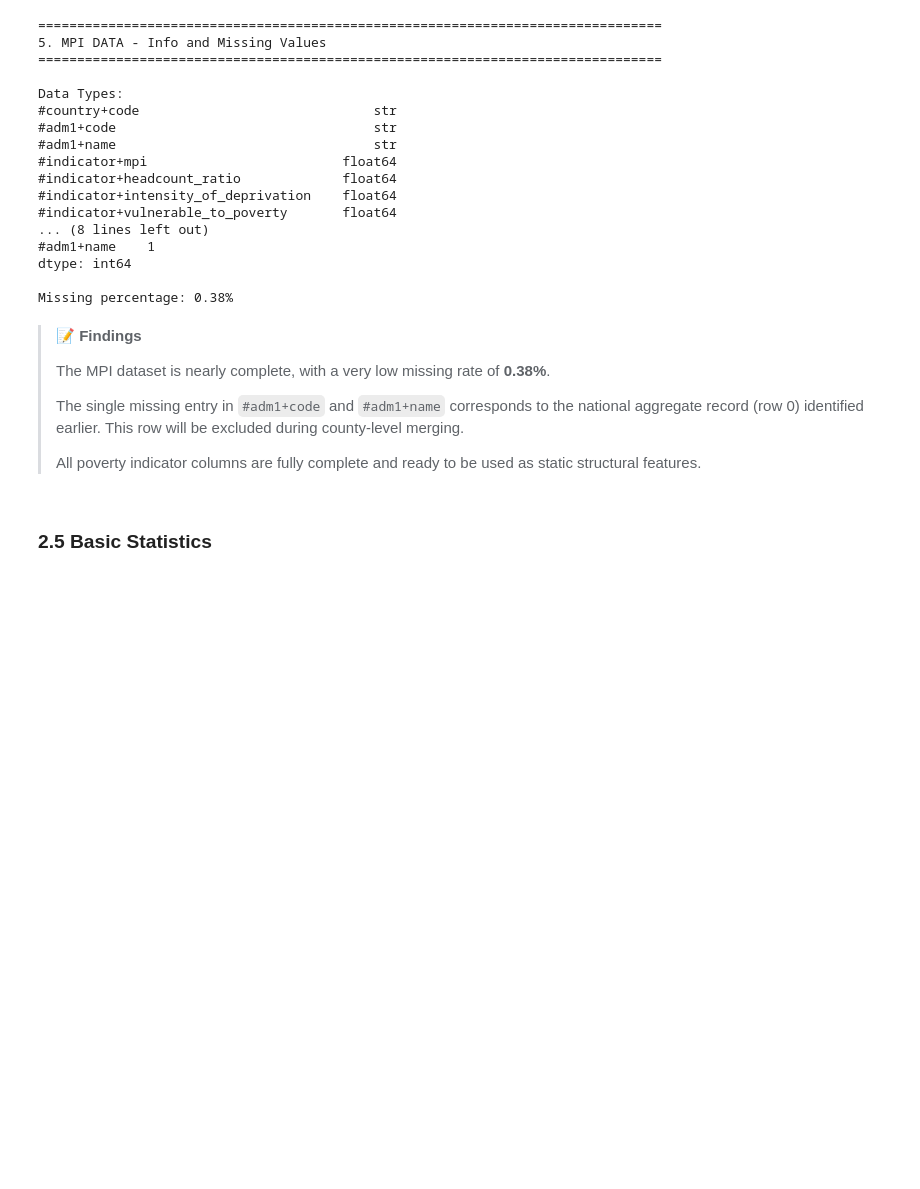
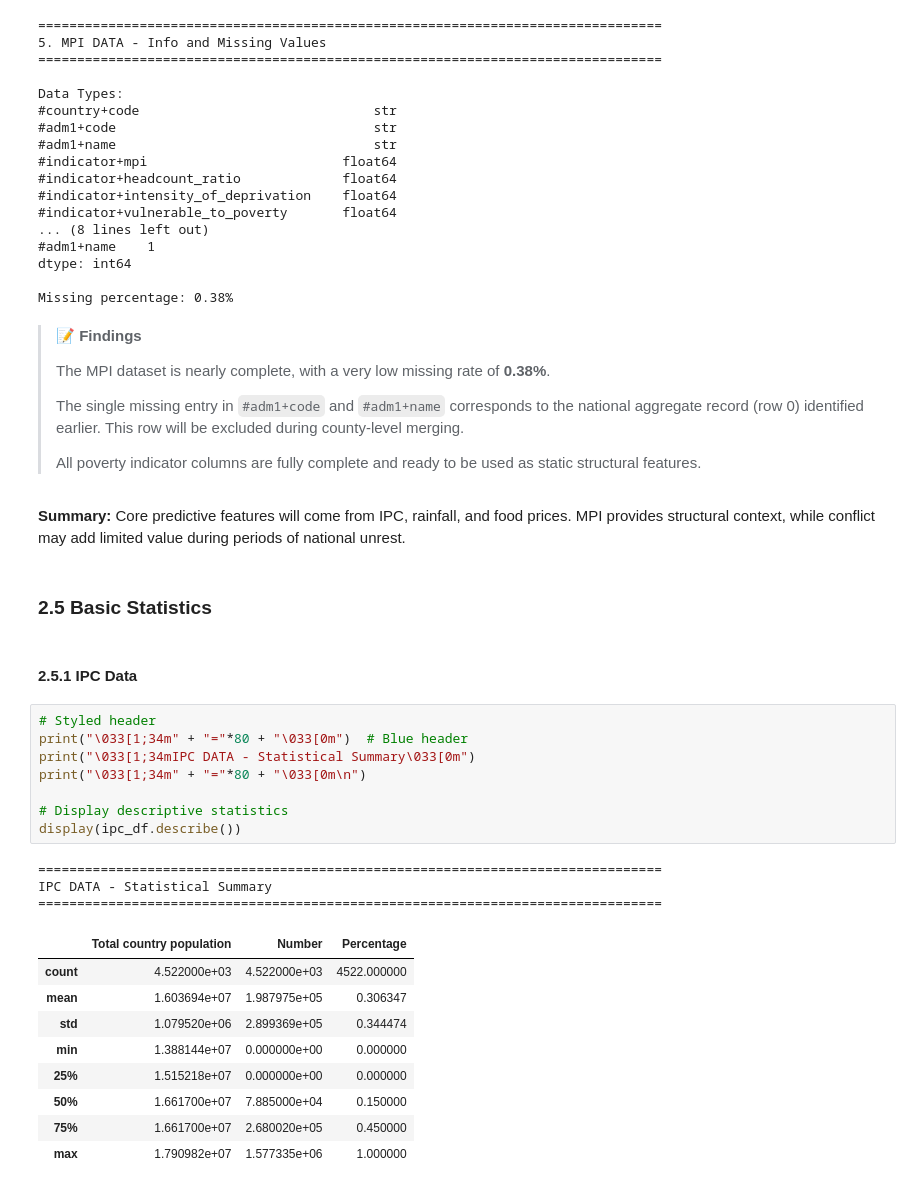
Before and after one commit to MrDenzy/PHASE-5-PROJECT---PREDICTING-FOOD-INSECURITY, a Jupyter notebook: notebooks/blex.ipynb, the cells around one changed output. Cells and saved outputs as stored; diff of their text form; blank space fills up the shorter version.

```diff
--- a/notebooks/blex.ipynb
+++ b/notebooks/blex.ipynb
@@ -1099,5 +1099,32 @@ Missing percentage: 0.38%
     as static structural features.
   </p>
 </blockquote>
+# %% [markdown]
+  <p>
+    <strong>Summary:</strong> Core predictive features will come from IPC, rainfall, and food prices. MPI provides structural context, while conflict may add limited value during periods of national unrest.
+  </p>
 # %% [markdown]
 ### **2.5 Basic Statistics**
+# %% [markdown]
+#### **2.5.1 IPC Data**
+# %%
+# Styled header
+print("\033[1;34m" + "="*80 + "\033[0m")  # Blue header
+print("\033[1;34mIPC DATA - Statistical Summary\033[0m")
+print("\033[1;34m" + "="*80 + "\033[0m\n")
+
+# Display descriptive statistics
+display(ipc_df.describe())
+# %% [output]
+================================================================================
+IPC DATA - Statistical Summary
+================================================================================
+|  | Total country population | Number | Percentage |
+| count | 4.522000e+03 | 4.522000e+03 | 4522.000000 |
+| mean | 1.603694e+07 | 1.987975e+05 | 0.306347 |
+| std | 1.079520e+06 | 2.899369e+05 | 0.344474 |
+| min | 1.388144e+07 | 0.000000e+00 | 0.000000 |
+| 25% | 1.515218e+07 | 0.000000e+00 | 0.000000 |
+| 50% | 1.661700e+07 | 7.885000e+04 | 0.150000 |
+| 75% | 1.661700e+07 | 2.680020e+05 | 0.450000 |
+| max | 1.790982e+07 | 1.577335e+06 | 1.000000 |
```
Also changed, not shown: parts of 11 cells of this notebook.
